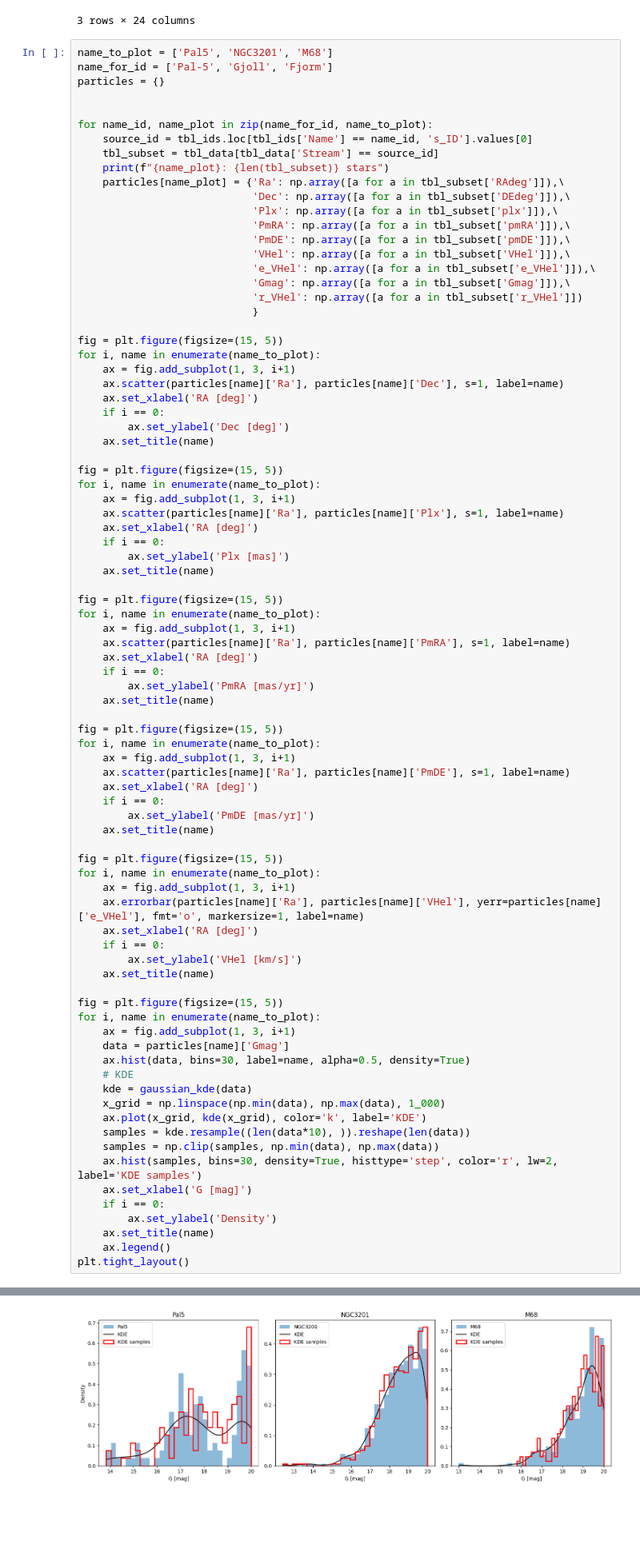
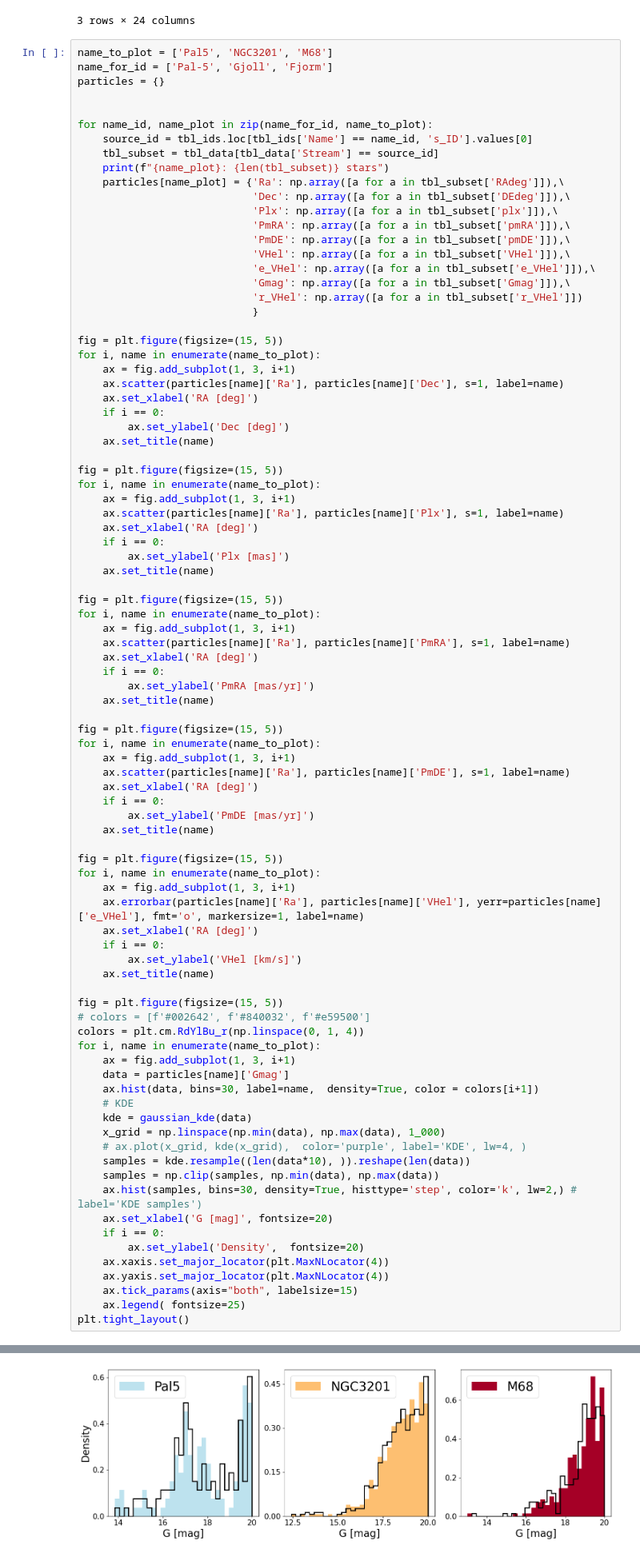
Before and after one commit to vepe99/diffusion-experiments, a Jupyter notebook: case_study5/project_stream/notebooks/read_GaiaD3.ipynb, the cells around one changed output, grey strips where cells are left out. Shown at 80% size. Drawn from its saved outputs; the diff is of its cells as text; blank space fills up the shorter version.

Commit message:
plotting utilities

```diff
--- a/case_study5/project_stream/notebooks/read_GaiaD3.ipynb
+++ b/case_study5/project_stream/notebooks/read_GaiaD3.ipynb
@@ -91,38 +91,42 @@ for i, name in enumerate(name_to_plot):
 
 fig = plt.figure(figsize=(15, 5))
 for i, name in enumerate(name_to_plot):
     ax = fig.add_subplot(1, 3, i+1)
     ax.errorbar(particles[name]['Ra'], particles[name]['VHel'], yerr=particles[name]['e_VHel'], fmt='o', markersize=1, label=name)
     ax.set_xlabel('RA [deg]')
     if i == 0:
         ax.set_ylabel('VHel [km/s]')
     ax.set_title(name)
 
 fig = plt.figure(figsize=(15, 5))
+# colors = [f'#002642', f'#840032', f'#e59500']
+colors = plt.cm.RdYlBu_r(np.linspace(0, 1, 4))
 for i, name in enumerate(name_to_plot):
     ax = fig.add_subplot(1, 3, i+1)
     data = particles[name]['Gmag']
-    ax.hist(data, bins=30, label=name, alpha=0.5, density=True)
+    ax.hist(data, bins=30, label=name,  density=True, color = colors[i+1])
     # KDE
     kde = gaussian_kde(data)
     x_grid = np.linspace(np.min(data), np.max(data), 1_000)
-    ax.plot(x_grid, kde(x_grid), color='k', label='KDE')
+    # ax.plot(x_grid, kde(x_grid),  color='purple', label='KDE', lw=4, )
     samples = kde.resample((len(data*10), )).reshape(len(data))
     samples = np.clip(samples, np.min(data), np.max(data))
-    ax.hist(samples, bins=30, density=True, histtype='step', color='r', lw=2, label='KDE samples')
-    ax.set_xlabel('G [mag]')
+    ax.hist(samples, bins=30, density=True, histtype='step', color='k', lw=2,) # label='KDE samples')
+    ax.set_xlabel('G [mag]', fontsize=20)
     if i == 0:
-        ax.set_ylabel('Density')
-    ax.set_title(name)
-    ax.legend()
+        ax.set_ylabel('Density',  fontsize=20)
+    ax.xaxis.set_major_locator(plt.MaxNLocator(4))
+    ax.yaxis.set_major_locator(plt.MaxNLocator(4))
+    ax.tick_params(axis="both", labelsize=15)
+    ax.legend( fontsize=25)
 plt.tight_layout()
 # %% [output]
 Pal5: 129 stars
 NGC3201: 607 stars
 M68: 297 stars
 [figure]
 [figure]
 [figure]
 [figure]
 [figure]
-[figure, old version]
+[figure, new version]
```
Also changed, not shown: parts of 4 cells of this notebook, 11 other files.
